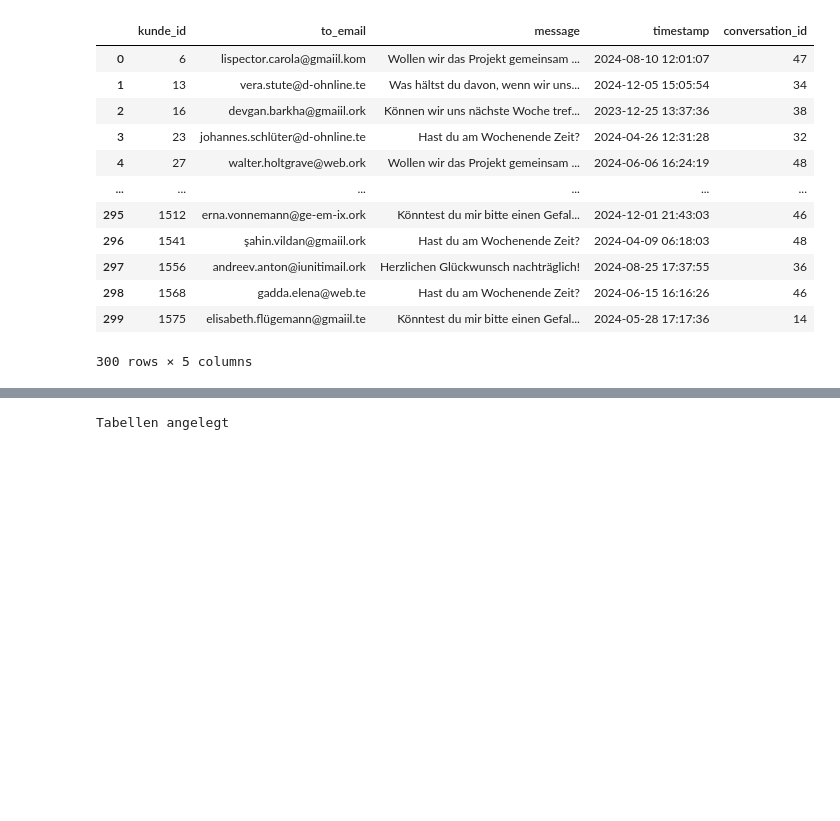
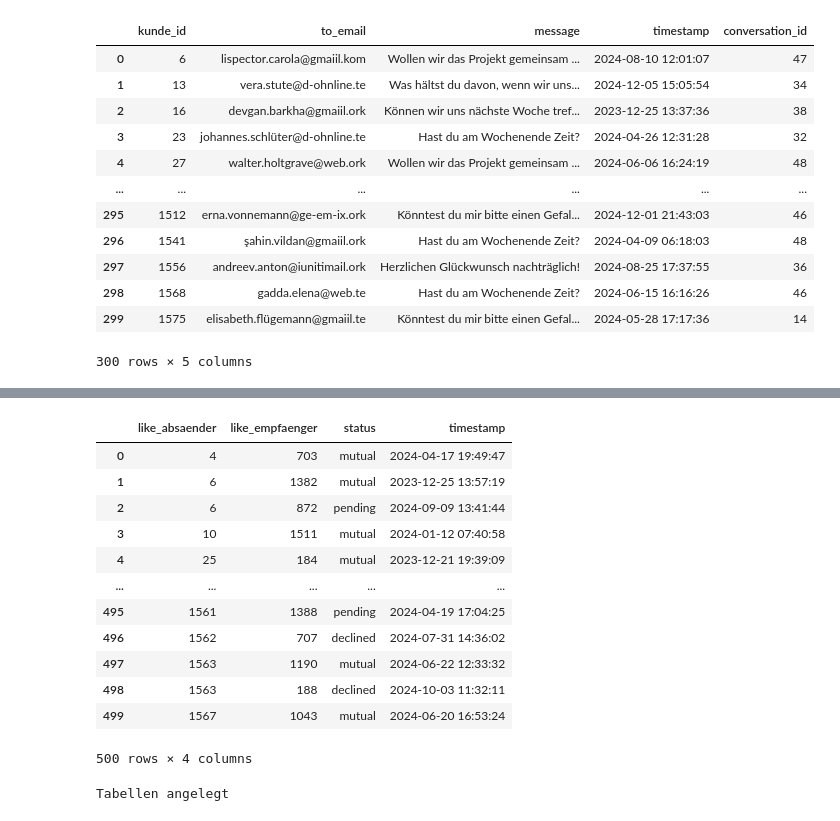
Before and after one commit to Sweet-Lunalotl/LetsMeet_Luna, a Jupyter notebook: notebooks/Akt2.ipynb, the cells around one changed output, grey strips where cells are left out. Saved outputs shown, nothing was run; the diff lists cells and outputs as text; code cells hidden in the pictures; blank space fills up the shorter version.

```diff
--- a/notebooks/Akt2.ipynb
+++ b/notebooks/Akt2.ipynb
@@ -451,3 +486,37 @@ messages_df["timestamp"] = pd.to_datetime(messages_df["timestamp"])
+# %%
+df_mail_id
+likes_df = likes_df.rename(columns={"kunde_id": "like_absaender"})
+likes_df = likes_df.rename(columns={"liked_email": "like_empfaenger"})
+
+#ersetze die email in like_empfaenger durch die zugehörige kunde_id aus df_mail_id
+likes_df = likes_df.merge(
+    df_mail_id[["E-Mail", "kunde_id"]],
+    left_on="like_empfaenger",
+    right_on="E-Mail",
+    how="left"
+).drop(columns=["E-Mail"])
+
+likes_df = likes_df.drop(columns=["like_empfaenger"])
+likes_df = likes_df.rename(columns={"kunde_id": "like_empfaenger"})
+
+likes_df = likes_df[["like_absaender", "like_empfaenger", "status", "timestamp"]]
+likes_df["timestamp"] = pd.to_datetime(likes_df["timestamp"])
+
+likes_df
+# %% [output]
+|  | like_absaender | like_empfaenger | status | timestamp |
+| 0 | 4 | 703 | mutual | 2024-04-17 19:49:47 |
+| 1 | 6 | 1382 | mutual | 2023-12-25 13:57:19 |
+| 2 | 6 | 872 | pending | 2024-09-09 13:41:44 |
+| 3 | 10 | 1511 | mutual | 2024-01-12 07:40:58 |
+| 4 | 25 | 184 | mutual | 2023-12-21 19:39:09 |
+| ... | ... | ... | ... | ... |
+| 495 | 1561 | 1388 | pending | 2024-04-19 17:04:25 |
+| 496 | 1562 | 707 | declined | 2024-07-31 14:36:02 |
+| 497 | 1563 | 1190 | mutual | 2024-06-22 12:33:32 |
+| 498 | 1563 | 188 | declined | 2024-10-03 11:32:11 |
+| 499 | 1567 | 1043 | mutual | 2024-06-20 16:53:24 |
+500 rows × 4 columns
 # %%
 DDL_KUNDE = """
 CREATE TABLE kunde (
```
Also changed, not shown: parts of 6 cells of this notebook, 3 other files.
